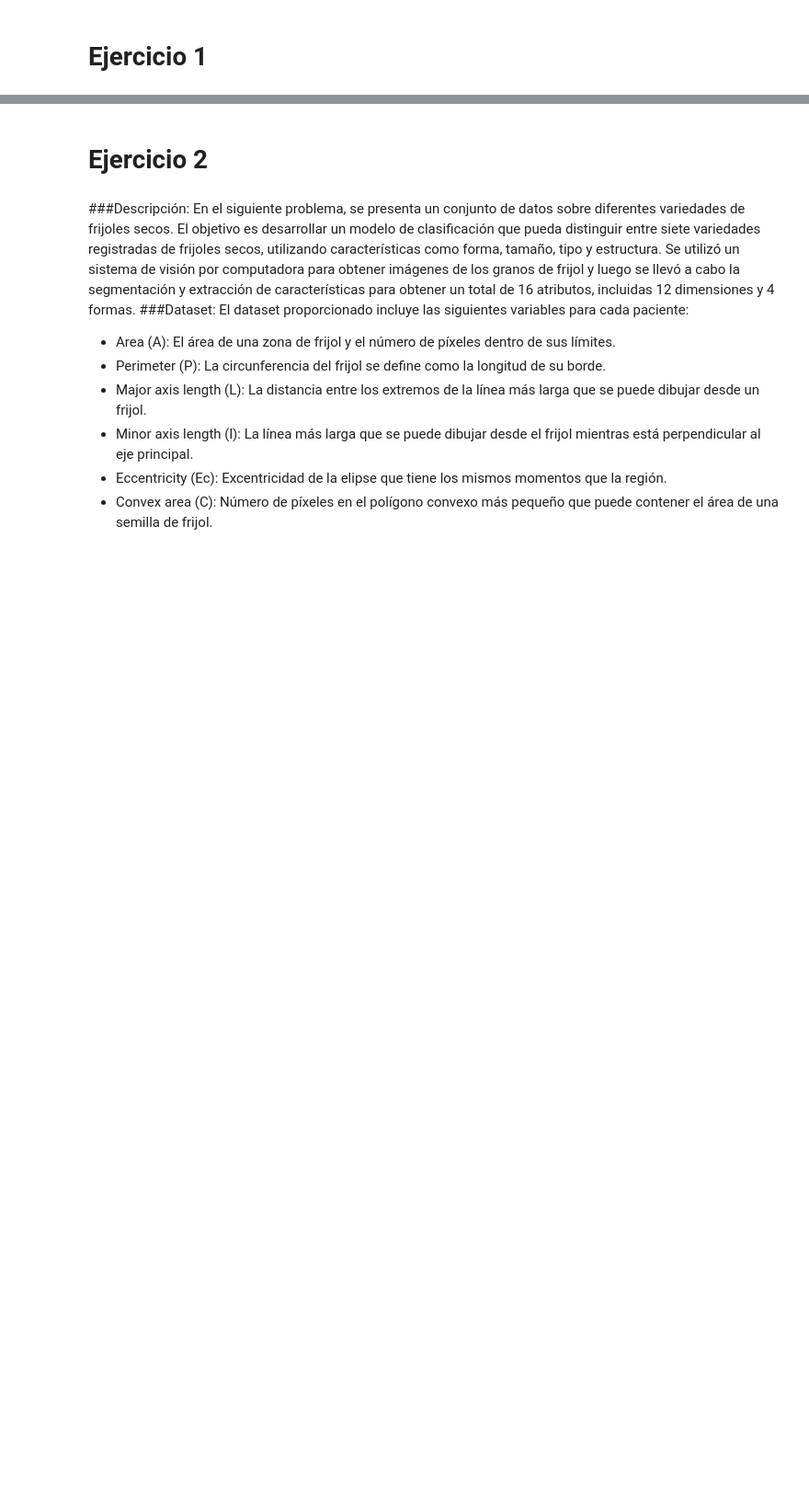
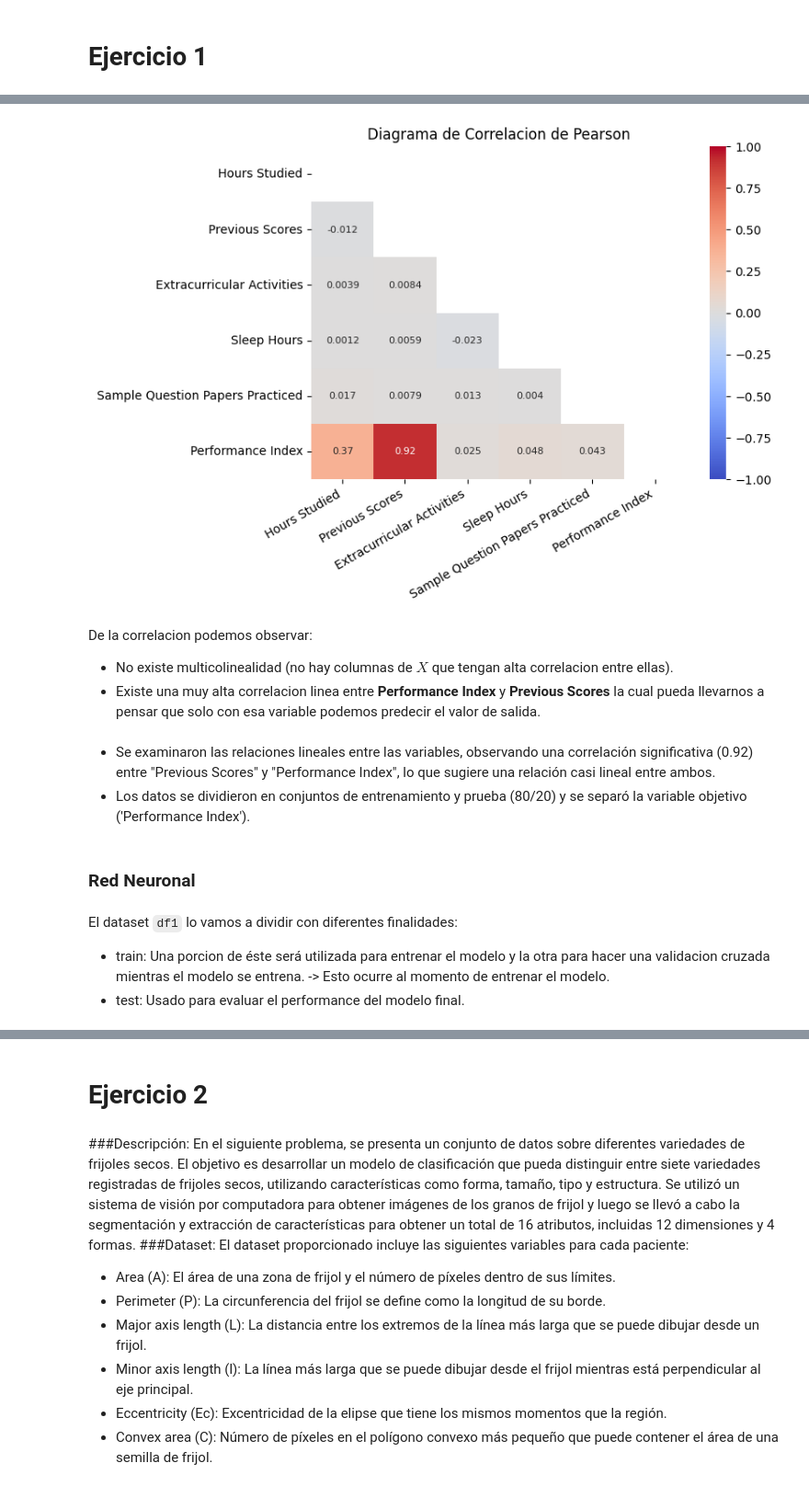
Before and after one commit to facunob/tp-aa2, a Jupyter notebook: tp_aa2.ipynb, the cells around one changed output, grey strips where cells are left out. Shown at 92% size. Cells and saved outputs as stored; diff of their text form; code cells hidden in the pictures; blank space fills up the shorter version.

```diff
--- a/tp_aa2.ipynb
+++ b/tp_aa2.ipynb
@@ -254,0 +258,31 @@ MAPE: 0.07
+# %%
+# Observamos la correlacion entre las variables
+df1_corr = df1.corr(method="pearson")
+
+plt.figure(figsize=(7, 5))
+ax = sns.heatmap(
+    df1_corr,
+    vmin=-1, vmax=1,
+    cmap="coolwarm",
+    annot = True,
+    mask = np.triu(np.ones_like(df1_corr, dtype=bool)),
+    annot_kws={"size": 8},
+)
+ax.set_title("Diagrama de Correlacion de Pearson")
+plt.xticks(rotation=30, ha='right')
+plt.show()
+# %% [output]
+[figure, added]
+# %% [markdown]
+De la correlacion podemos observar:
+- No existe multicolinealidad (no hay columnas de **$X$** que tengan alta correlacion entre ellas).
+- Existe una muy alta correlacion linea entre **Performance Index** y **Previous Scores** la cual pueda llevarnos a pensar que solo con esa variable podemos predecir el valor de salida.
+# %% [markdown]
+- Se examinaron las relaciones lineales entre las variables, observando una correlación significativa (0.92) entre "Previous Scores" y "Performance Index", lo que sugiere una relación casi lineal entre ambos.
+- Los datos se dividieron en conjuntos de entrenamiento y prueba (80/20) y se separó la variable objetivo ('Performance Index').
+# %% [markdown]
+### Red Neuronal
+# %% [markdown]
+El dataset `df1` lo vamos a dividir con diferentes finalidades:
+- train: Una porcion de éste será utilizada para entrenar el modelo y la otra para hacer una validacion cruzada mientras el modelo se entrena. -> Esto ocurre al momento de entrenar el modelo.
+- test: Usado para evaluar el performance del modelo final.
```
Also changed, not shown: parts of 47 cells of this notebook.
